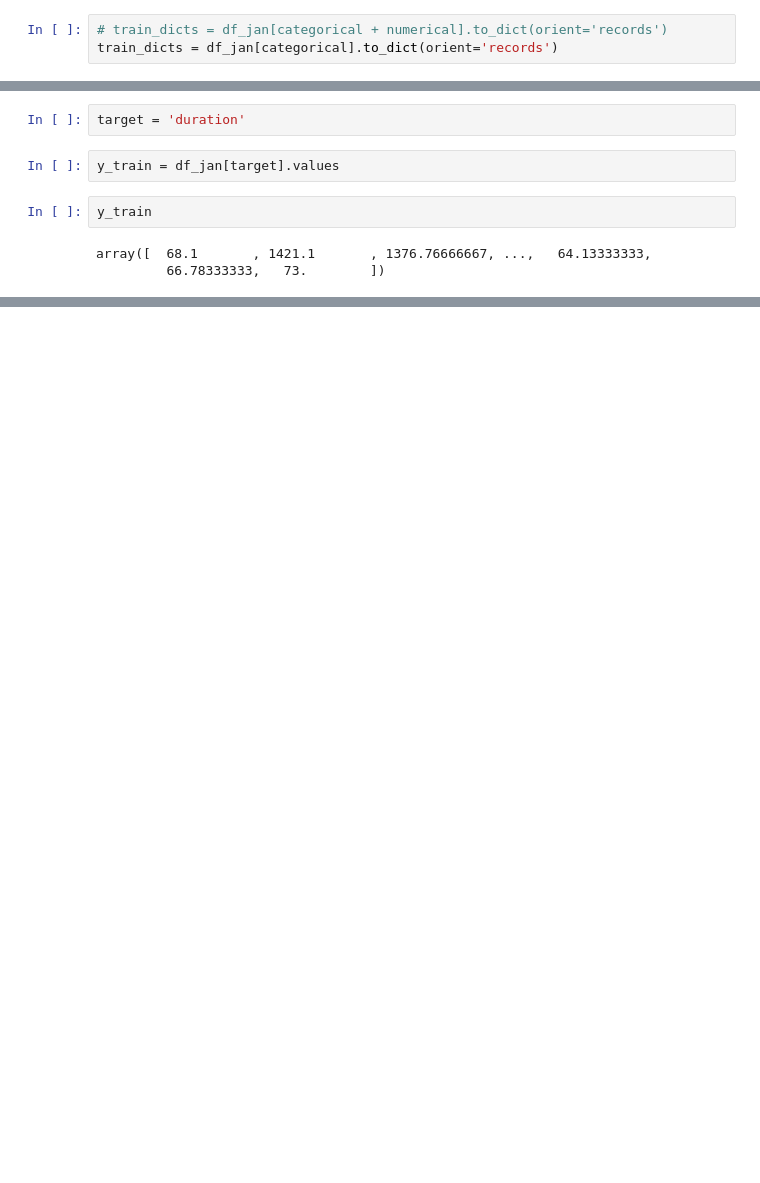
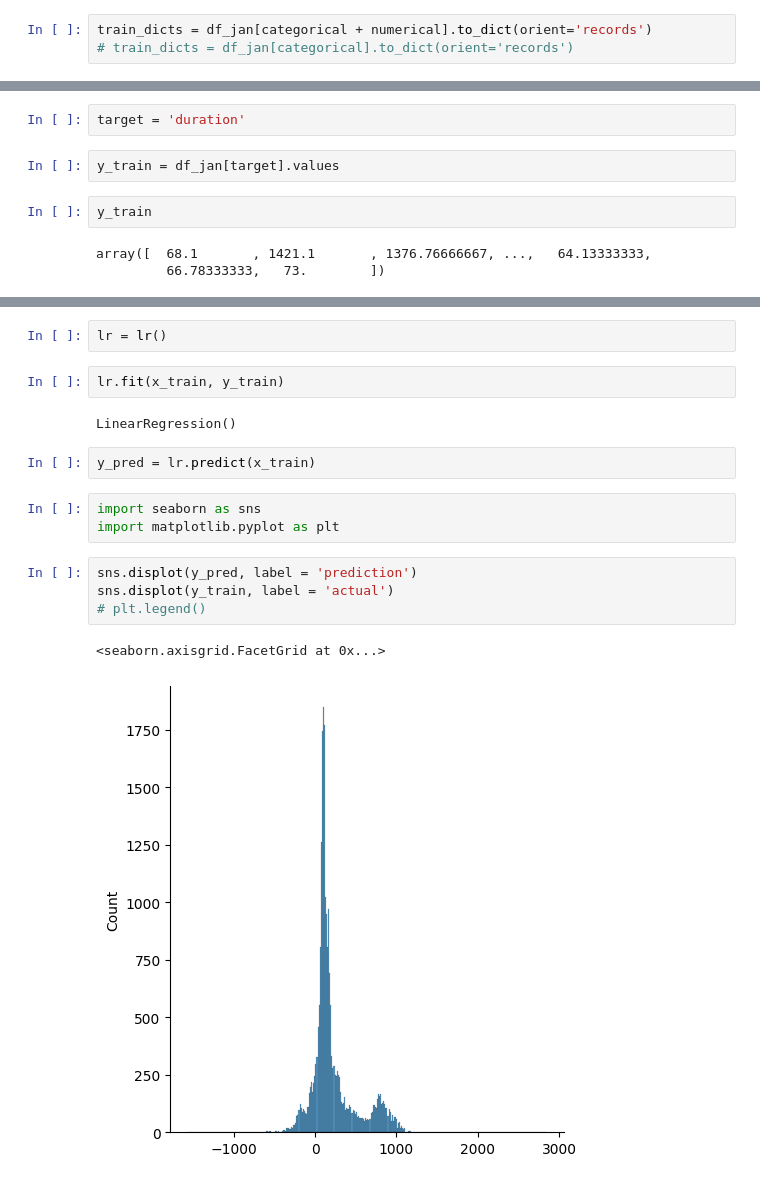
Before and after one commit to ziprip/studious_meme, a Jupyter notebook: 1_chap/1_intro.ipynb, the cells around one changed output, grey strips where cells are left out. Drawn from its saved outputs; the diff is of its cells as text; blank space fills up the shorter version.

```diff
--- a/1_chap/1_intro.ipynb
+++ b/1_chap/1_intro.ipynb
@@ -131,8 +95,8 @@ dtype: object
 # %%
 dv = DictVectorizer()
 # %%
-# train_dicts = df_jan[categorical + numerical].to_dict(orient='records')
-train_dicts = df_jan[categorical].to_dict(orient='records')
+train_dicts = df_jan[categorical + numerical].to_dict(orient='records')
+# train_dicts = df_jan[categorical].to_dict(orient='records')
 # %%
 x_train = dv.fit_transform(train_dicts)
 # %%
@@ -171,0 +130,18 @@ array([  68.1       , 1421.1       , 1376.76666667, ...,   64.13333333,
+# %%
+lr = lr()
+# %%
+lr.fit(x_train, y_train)
+# %% [output]
+LinearRegression()
+# %%
+y_pred = lr.predict(x_train)
+# %%
+import seaborn as sns
+import matplotlib.pyplot as plt
+# %%
+sns.displot(y_pred, label = 'prediction')
+sns.displot(y_train, label = 'actual')
+# plt.legend()
+# %% [output]
+<seaborn.axisgrid.FacetGrid at 0x...>
+[figure, added]
```
Also changed, not shown: parts of 17 cells of this notebook.
